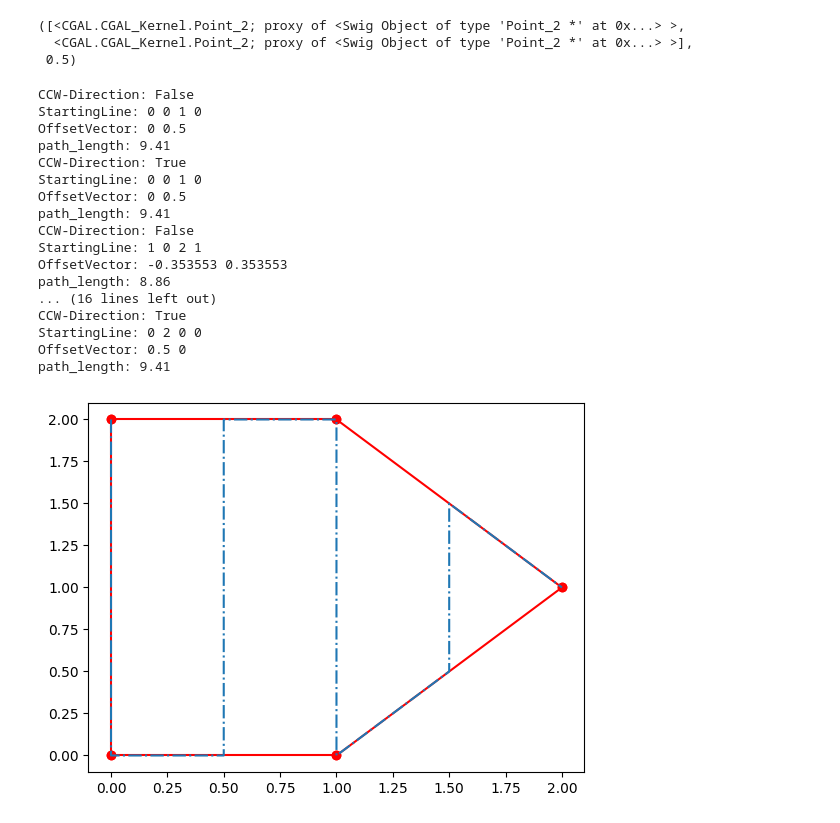
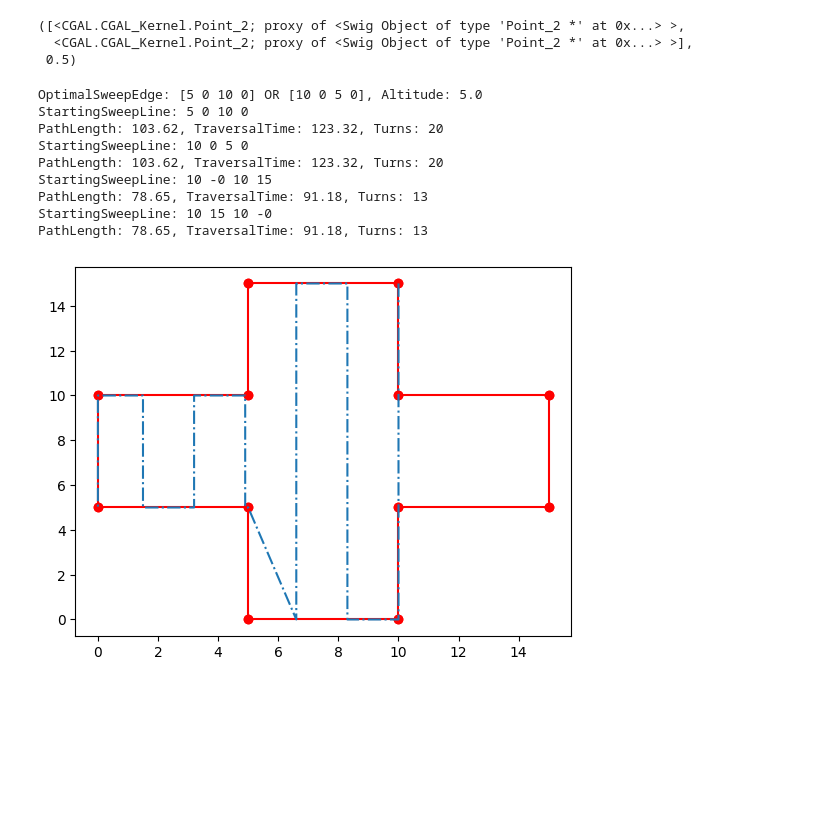
Before and after one commit to dringakn/ROSExamples, a Jupyter notebook: script/cgal_playground.ipynb, the cells around one changed output. Cells and saved outputs as stored; diff of their text form; code cells hidden in the pictures; blank space fills up the shorter version.

Commit message:
cgal polygon analysis

```diff
--- a/script/cgal_playground.ipynb
+++ b/script/cgal_playground.ipynb
@@ -781,8 +865,11 @@ def find_polygon_unique_edge_orientation(pg: Polygon_2):
     return edges  # Edges are more useful than only dirs
 
 
-def compute_waypoints(pg: Polygon_2, graph: vg.VisGraph, sweeps: list(), offset=0.001):
+def compute_waypoints(pg: Polygon_2, graph: vg.VisGraph, sweeps: list(), v_max: float=1.0, a_max: float=1.0, offset: float=0.001):
     waypoints = []
+    path_length = 0
+    path_time = -1
+
     if len(sweeps) > 1:
         waypoints.append(sweeps[0].source())
         waypoints.append(sweeps[0].target())
@@ -805,13 +892,13 @@ def compute_waypoints(pg: Polygon_2, graph: vg.VisGraph, sweeps: list(), offset=
             waypoints.append(start)
             waypoints.append(goal)
 
-        path_length = 0
         ppt = waypoints[0]
         for pt in waypoints[1:]:
             path_length += np.sqrt(squared_distance(ppt, pt))
+            path_time += compute_traversal_time(ppt, pt, v_max, a_max)
             ppt = pt
 
-    return waypoints, path_length
+    return waypoints, path_length, path_time
 
 
 def compute_sweep_lines(pg: Polygon_2, start: Segment_2, offset: float, ccw: bool):
@@ -824,18 +911,18 @@ def compute_sweep_lines(pg: Polygon_2, start: Segment_2, offset: float, ccw: boo
 
     # Find start sweep
     sweep = start.supporting_line()
-    print(f"CCW-Direction: {ccw}")
-    print(f"StartingLine: {start}")
+    # print(f"CCW-Direction: {ccw}")
 
     # Calculate sweep offset using sensor model parameters
     offset_dir = sweep.perpendicular(start.source()).direction()  # Vector_2
     offset_vector = Vector_2(offset_dir.dx(), offset_dir.dy())
     offset_vector.normalize()
     offset_vector = offset * offset_vector
-    print(f"OffsetVector: {offset_vector}")
+    # print(f"OffsetVector: {offset_vector}")
 
     result, sweep_segment = find_sweep_segment(pg, sweep)
     sweep_segment = sweep_segment.opposite() if ccw else sweep_segment
+    print(f"StartingSweepLine: {sweep_segment}")
 
     while result is True:
         # Align sweep segment
@@ -888,8 +975,8 @@ def compute_all_sweeps(pg: Polygon_2, sweep_offset: float):
         result, sweeps = compute_sweep_lines(pg, dir, sweep_offset, False)
         if result:
             # sweeps_cluster.append(sweeps)
-            waypoints, path_length = compute_waypoints(pg, g, sweeps, 0.001)
-            print(f"path_length: {path_length:0.2f}")
+            waypoints, path_length, path_time = compute_waypoints(pg, g, sweeps, 1, 1, 0.001)
+            print(f"PathLength: {path_length:0.2f}, TraversalTime: {path_time:0.2f}, Turns: {len(waypoints)-2}")
             if len(waypoints) > 1:
                 sweeps_cluster.append(waypoints)
 
@@ -897,15 +984,15 @@ def compute_all_sweeps(pg: Polygon_2, sweep_offset: float):
         result, sweeps = compute_sweep_lines(pg, dir, sweep_offset, True)
         if result:
             # sweeps_cluster.append(sweeps)
-            waypoints, path_length = compute_waypoints(pg, g, sweeps, 0.001)
-            print(f"path_length: {path_length:0.2f}")
+            waypoints, path_length, path_time = compute_waypoints(pg, g, sweeps, 1, 1, 0.001)
+            print(f"PathLength: {path_length:0.2f}, TraversalTime: {path_time:0.2f}, Turns: {len(waypoints)-2}")
             if len(waypoints) > 1:
                 sweeps_cluster.append(waypoints)
 
     return sweeps_cluster
 
 
-def optimal_sweep_dir(pg: Polygon_2):
+def optimal_sweep_edge(pg: Polygon_2):
     min_dir = None
     min_altitude = float('inf')
     for dir in find_polygon_unique_edge_orientation(pg):
@@ -980,8 +1067,8 @@ if result:
     # for sweep in sweeps:
     #     print(sweep)
         # plot_cgal_segment2(sweep, plt.gca(), "--r.")
-    waypoints, path_length = compute_waypoints(pgx, g, sweeps, 0.001)
-    print(f"path_length: {path_length:0.2f}")
+    waypoints, path_length, path_time = compute_waypoints(pgx, g, sweeps, 1, 1, 0.001)
+    print(f"PathLength: {path_length:0.2f}, TraversalTime: {path_time:0.2f}, Turns: {len(waypoints)-2}")
     if len(waypoints) > 1:
     #     print(f"Waypoints:")
     #     for wp in waypoints:
@@ -1075,26 +1144,22 @@ vertices_between_segments(pg1, ls1, ls2)
   <CGAL.CGAL_Kernel.Point_2; proxy of <Swig Object of type 'Point_2 *' at 0x...> >],
  0.5)
 # %%
-sweeps = compute_all_sweeps(pg1, 0.5)
-plot_cgal_polygon2(pg1, plt.gca())
+# Degnearate issue with pg9 (start)
+pgx = pg9
+dir, alt = optimal_sweep_edge(pgx)
+print(f"OptimalSweepEdge: [{dir}] OR [{dir.opposite()}], Altitude: {alt}")
+sweeps = compute_all_sweeps(pgx, 1.7)
+plot_cgal_polygon2(pgx, plt.gca())
 for sweep in sweeps[-1:]:
     plot_cgal_waypoints(sweep, plt.gca(), "-.")
 # %% [output]
-CCW-Direction: False
-StartingLine: 0 0 1 0
-OffsetVector: 0 0.5
-path_length: 9.41
-CCW-Direction: True
-StartingLine: 0 0 1 0
-OffsetVector: 0 0.5
-path_length: 9.41
-CCW-Direction: False
-StartingLine: 1 0 2 1
-OffsetVector: -0.353553 0.353553
-path_length: 8.86
-... (16 lines left out)
-CCW-Direction: True
-StartingLine: 0 2 0 0
-OffsetVector: 0.5 0
-path_length: 9.41
+OptimalSweepEdge: [5 0 10 0] OR [10 0 5 0], Altitude: 5.0
+StartingSweepLine: 5 0 10 0
+PathLength: 103.62, TraversalTime: 123.32, Turns: 20
+StartingSweepLine: 10 0 5 0
+PathLength: 103.62, TraversalTime: 123.32, Turns: 20
+StartingSweepLine: 10 -0 10 15
+PathLength: 78.65, TraversalTime: 91.18, Turns: 13
+StartingSweepLine: 10 15 10 -0
+PathLength: 78.65, TraversalTime: 91.18, Turns: 13
-[figure, old version]
+[figure, new version]
```
Also changed, not shown: parts of 6 cells of this notebook.
